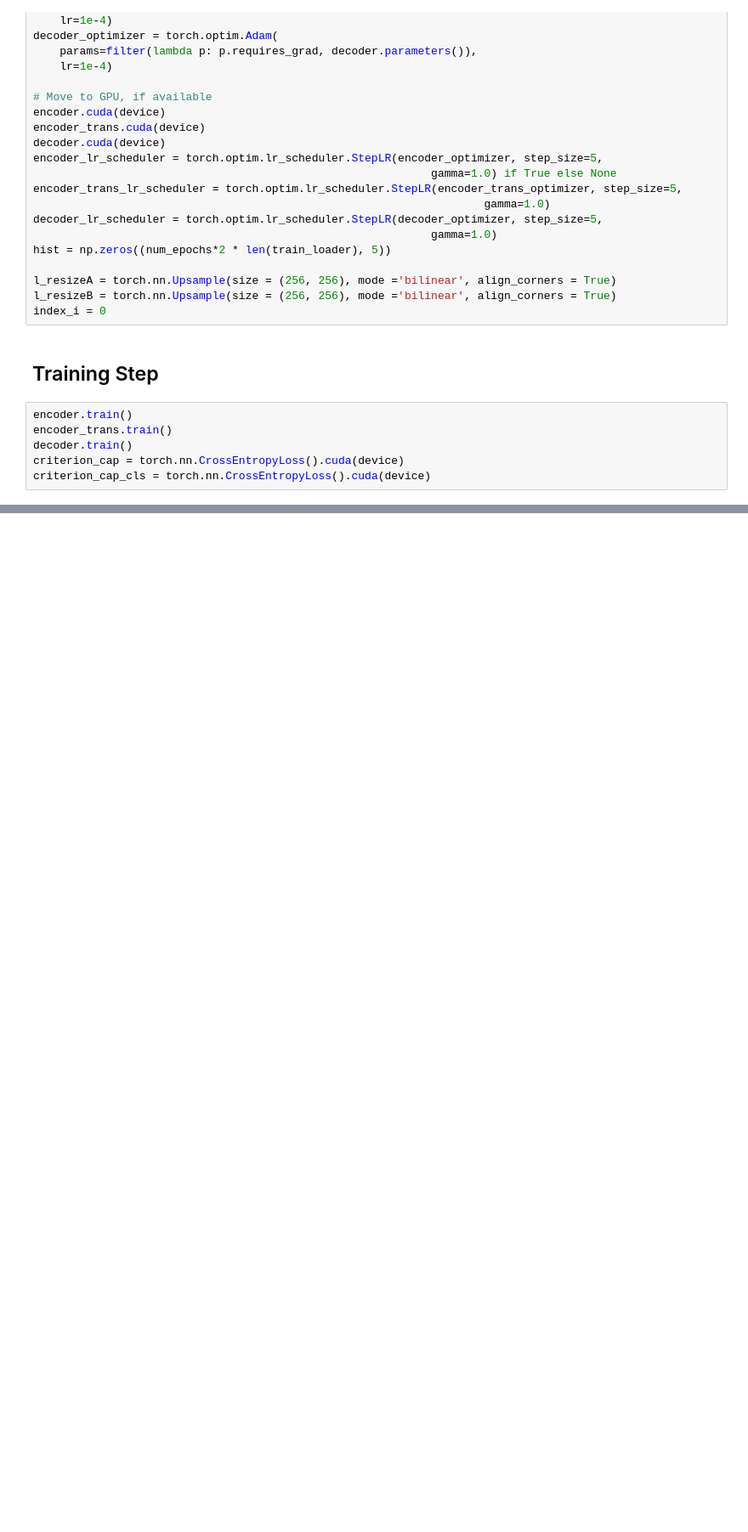
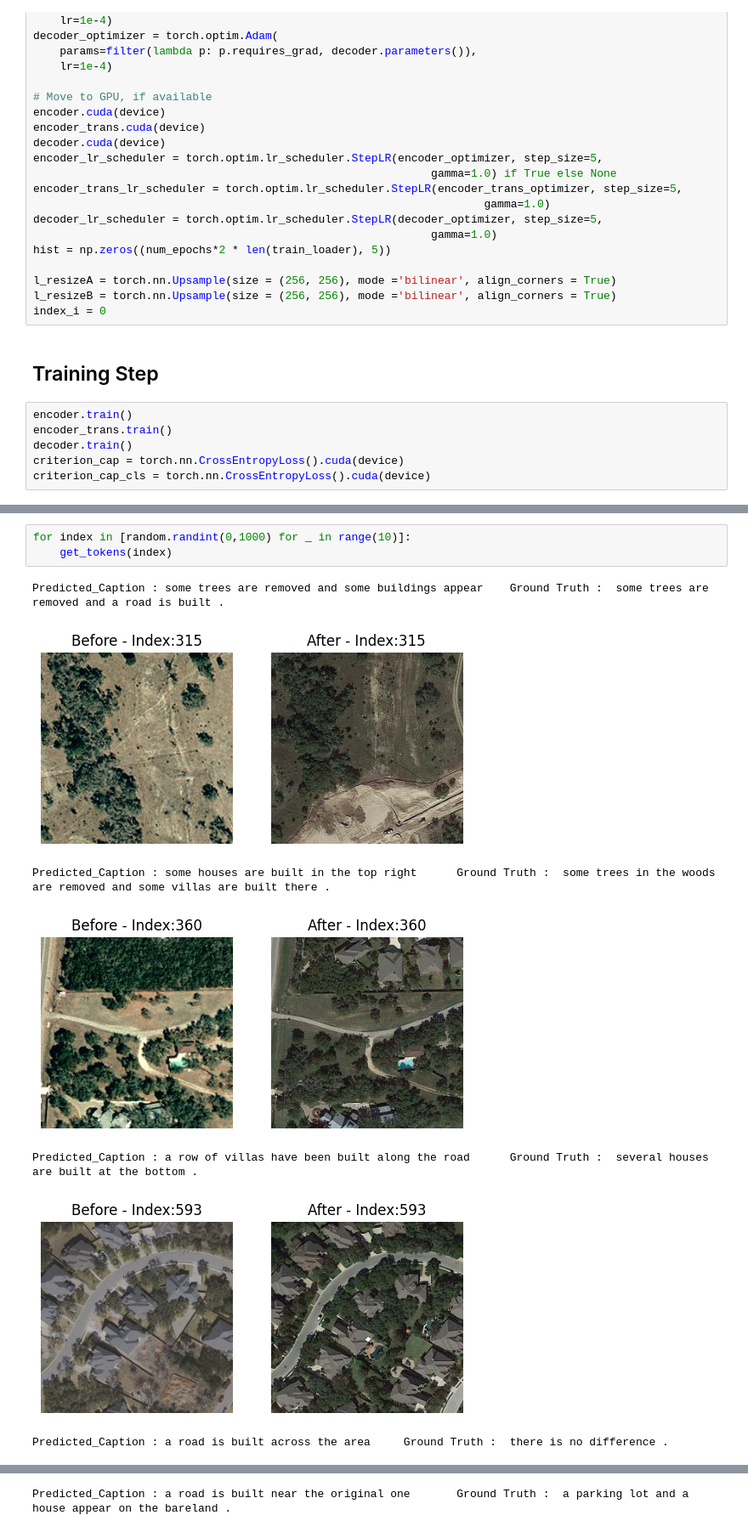
Before and after one commit to SirajTM2199/Remote-Sensing-Change-Captioning, a Jupyter notebook: trainer.ipynb, the cells around one changed output, grey strips where cells are left out. Shown at 85% size. Saved outputs shown, nothing was run; the diff lists cells and outputs as text; blank space fills up the shorter version.

```diff
--- a/trainer.ipynb
+++ b/trainer.ipynb
@@ -252,0 +313,11 @@ Mon Mar 31 16:17:56 2025
+# %%
+for index in [random.randint(0,1000) for _ in range(10)]:
+    get_tokens(index)
+# %% [output]
+Predicted_Caption : some trees are removed and some buildings appear    Ground Truth :  some trees are removed and a road is built .
+[figure, added]
+Predicted_Caption : some houses are built in the top right      Ground Truth :  some trees in the woods are removed and some villas are built there .
+[figure, added]
+Predicted_Caption : a row of villas have been built along the road      Ground Truth :  several houses are built at the bottom .
+[figure, added]
+Predicted_Caption : a road is built across the area     Ground Truth :  there is no difference .
@@ -252,0 +325 @@ Mon Mar 31 16:17:56 2025
+Predicted_Caption : a road is built near the original one       Ground Truth :  a parking lot and a house appear on the bareland .
```
Also changed, not shown: parts of 11 cells of this notebook.
